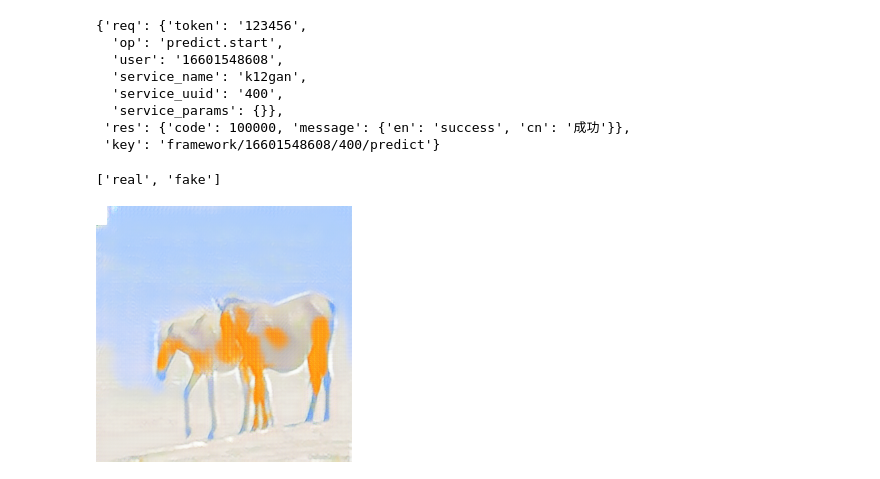
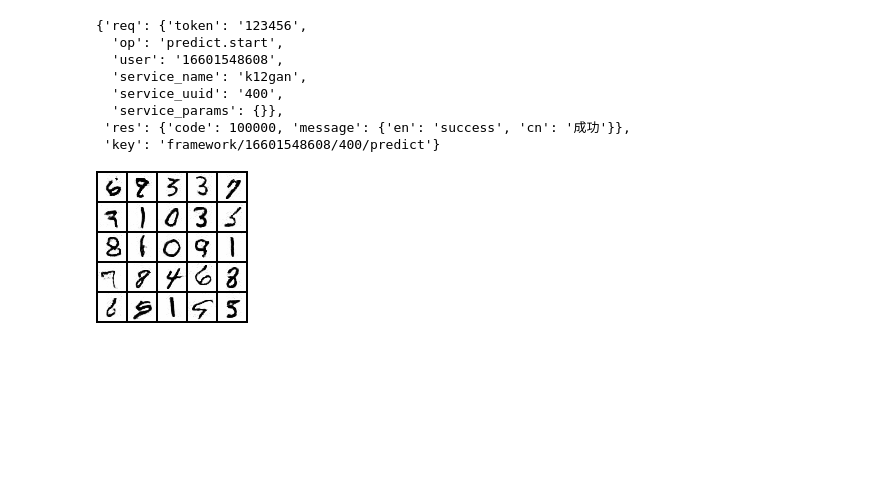
Before and after one commit to qrsforever/hzcsnote, a Jupyter notebook: gan/tasks/mnistgan.ipynb, the cells around one changed output. Drawn from its saved outputs; the diff is of its cells as text; code cells hidden in the pictures; blank space fills up the shorter version.

```diff
--- a/gan/tasks/mnistgan.ipynb
+++ b/gan/tasks/mnistgan.ipynb
@@ -170,19 +169,12 @@ post_gan_request(api, 'predict.start', g_user, g_uuid)
  'res': {'code': 100000, 'message': {'en': 'success', 'cn': '成功'}},
  'key': 'framework/16601548608/400/predict'}
 # %%
-test_results = {}
-data = k12ai_get_data(predict_key, 'metrics', num=2, waitcnt=30, rm=True)
+test_result = None
+data = k12ai_get_data('framework/16601548608/400/predict', 'metrics', num=1, waitcnt=30, rm=True)
 if data is not None:
-    for item in data:
-        d = item['value']['data'][0]['data']
-        title = '_'.join(d['title'].split('_')[1:])
-        test_results[title] = base64.b64decode(d['payload'])
-
-test_keys = list(test_results.keys())
-test_keys
+    d = item['value']['data'][0]['data']
+    test_result = base64.b64decode(d['payload'])
-# %% [output]
-['real', 'fake']
 # %%
-Image.open(BytesIO(test_results['fake']))
+Image.open(BytesIO(test_result))
 # %% [output]
-[figure, old version]
+[figure, new version]
```
Also changed, not shown: parts of 2 cells of this notebook, 3 other files.
